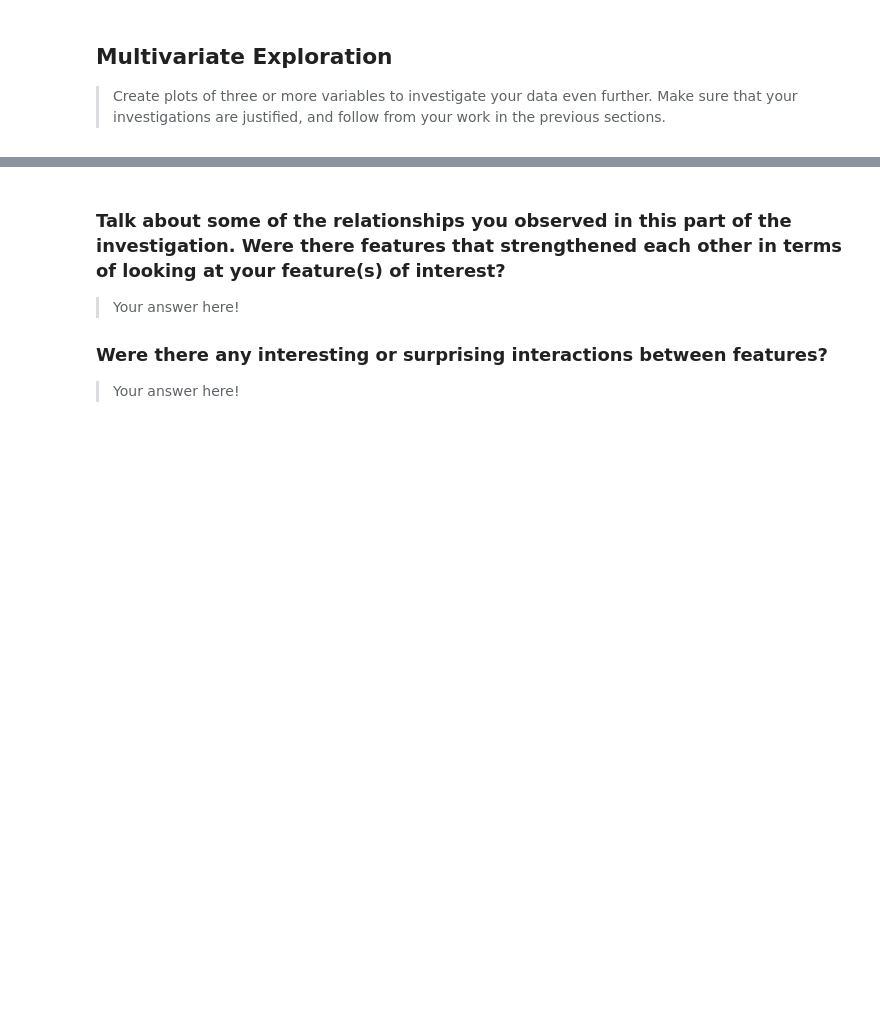
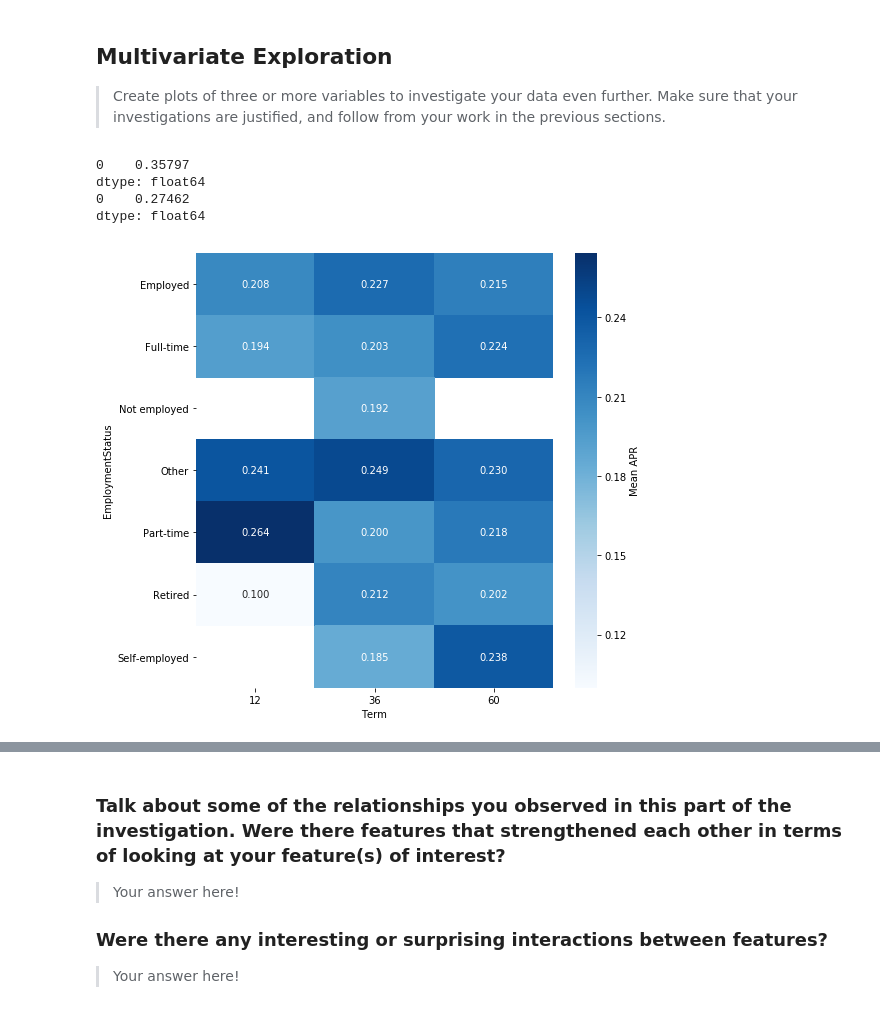
Before and after one commit to Jeff-VA/Udacity-Communicate-Data-Project, a Jupyter notebook: exploration_v2.ipynb, the cells around one changed output, grey strips where cells are left out. Saved outputs shown, nothing was run; the diff lists cells and outputs as text; code cells hidden in the pictures; blank space fills up the shorter version.

```diff
--- a/exploration_v2.ipynb
+++ b/exploration_v2.ipynb
@@ -681,0 +687,35 @@ your work in the previous sections.
+# %%
+df_trimmed.BorrowerAPR.mode())
+print(other_durations.BorrowerAPR.mode())
+# %% [output]
+0    0.35797
+dtype: float64
+0    0.27462
+dtype: float64
+# %%
+def mode_heatmap(cat_var_l, cat_var_2):
+    mode = lambda x:x.value_counts().index[0]
+    cat_modes = df_trimmed.groupby([cat_var_l, cat_var_2])['BorrowerAPR'].agg(mode)
+    cat_modes = cat_modes.reset_index(name = 'mode')
+    cat_modes = cat_modes.pivot(index = 'EmploymentStatus', columns = 'Term', values = 'mode')
+
+    plt.figure(figsize=(8,8))
+    heatmap = sns.heatmap(cat_modes, annot = True, fmt = '.3f',
+                          cbar_kws = {'label' : 'Mode APR'},
+                          cmap = 'Blues');
+    return heatmap
+
+def mean_heatmap(cat_var_l, cat_var_2):
+    cat_means = df_trimmed.groupby([cat_var_l, cat_var_2]).mean()['BorrowerAPR']
+    cat_means = cat_means.reset_index(name = 'mean')
+    cat_means = cat_means.pivot(index = 'EmploymentStatus', columns = 'Term', values = 'mean')
+
+    plt.figure(figsize=(8,8))
+    heatmap = sns.heatmap(cat_means, annot = True, fmt = '.3f',
+                          cbar_kws = {'label' : 'Mean APR'},
+                          cmap = 'Blues');
+    return heatmap
+# %%
+mean_heatmap('EmploymentStatus', 'Term');
+# %% [output]
+[figure, added]
```
Also changed, not shown: parts of 5 cells of this notebook.
